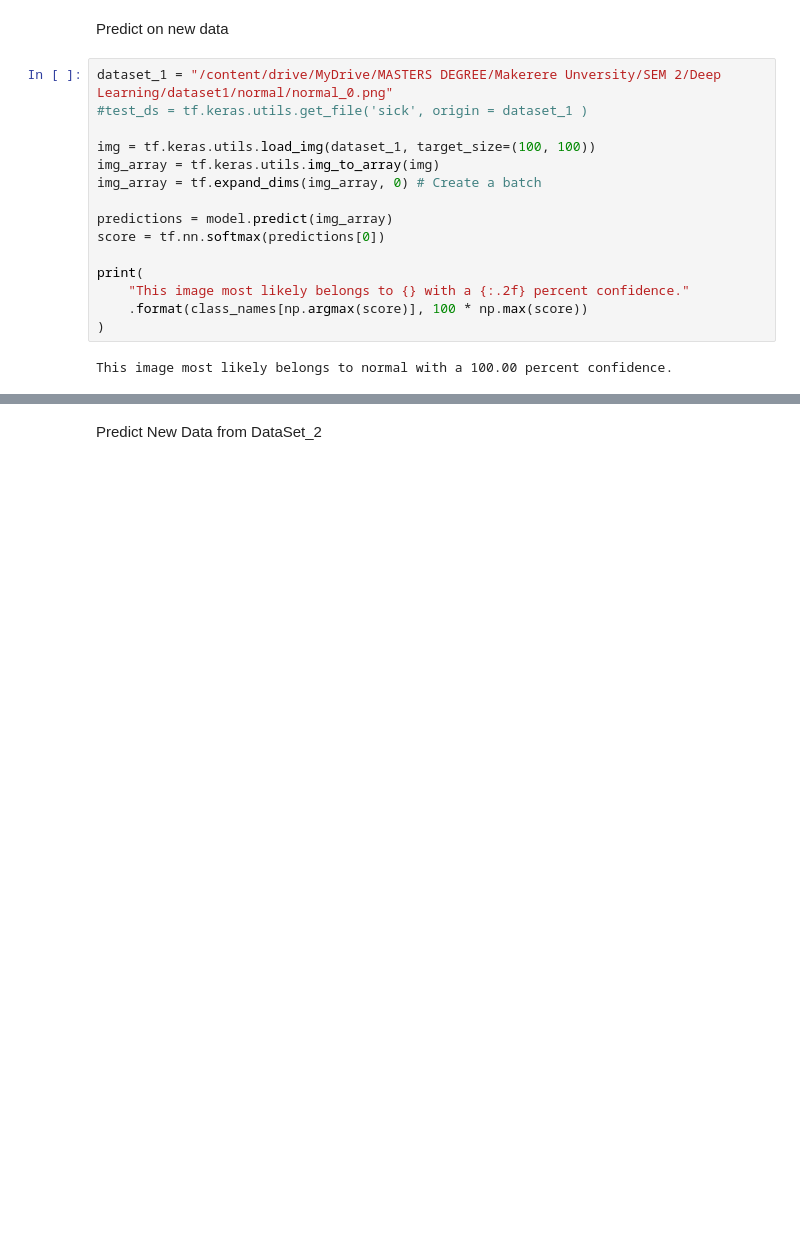
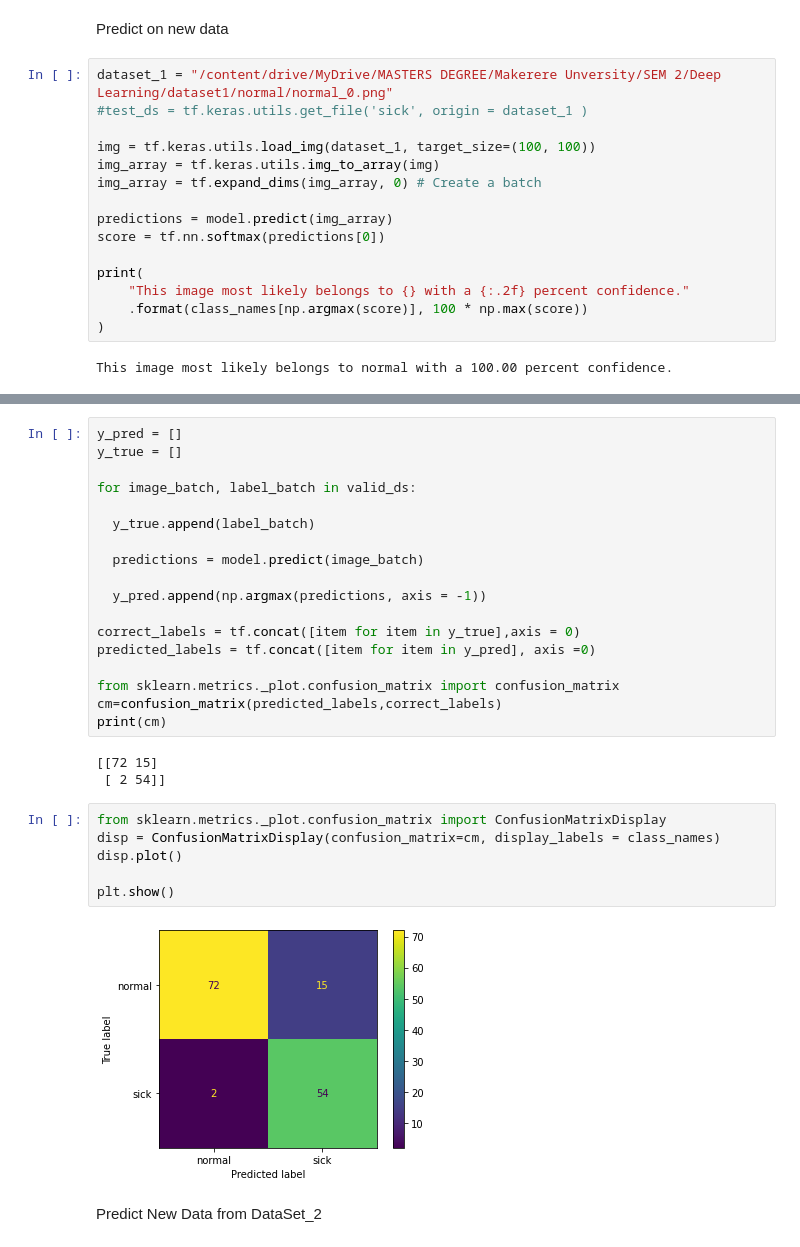
Before and after one commit to joshuabusinge/deeplearning_chestopacity, a Jupyter notebook: ChestOpacity.ipynb, the cells around one changed output, grey strips where cells are left out. Cells and saved outputs as stored; diff of their text form; blank space fills up the shorter version.

```diff
--- a/ChestOpacity.ipynb
+++ b/ChestOpacity.ipynb
@@ -389,3 +382,32 @@ print(test_acc)
+# %%
+y_pred = []
+y_true = []
+
+for image_batch, label_batch in valid_ds:
+
+  y_true.append(label_batch)
+
+  predictions = model.predict(image_batch)
+
+  y_pred.append(np.argmax(predictions, axis = -1))
+
+correct_labels = tf.concat([item for item in y_true],axis = 0)
+predicted_labels = tf.concat([item for item in y_pred], axis =0)
+
+from sklearn.metrics._plot.confusion_matrix import confusion_matrix
+cm=confusion_matrix(predicted_labels,correct_labels)
+print(cm)
+# %% [output]
+[[72 15]
+ [ 2 54]]
+# %%
+from sklearn.metrics._plot.confusion_matrix import ConfusionMatrixDisplay
+disp = ConfusionMatrixDisplay(confusion_matrix=cm, display_labels = class_names)
+disp.plot()
+
+plt.show()
+# %% [output]
+[figure, added]
 # %% [markdown]
 Predict New Data from DataSet_2
 # %%
```
Also changed, not shown: parts of 19 cells of this notebook.
